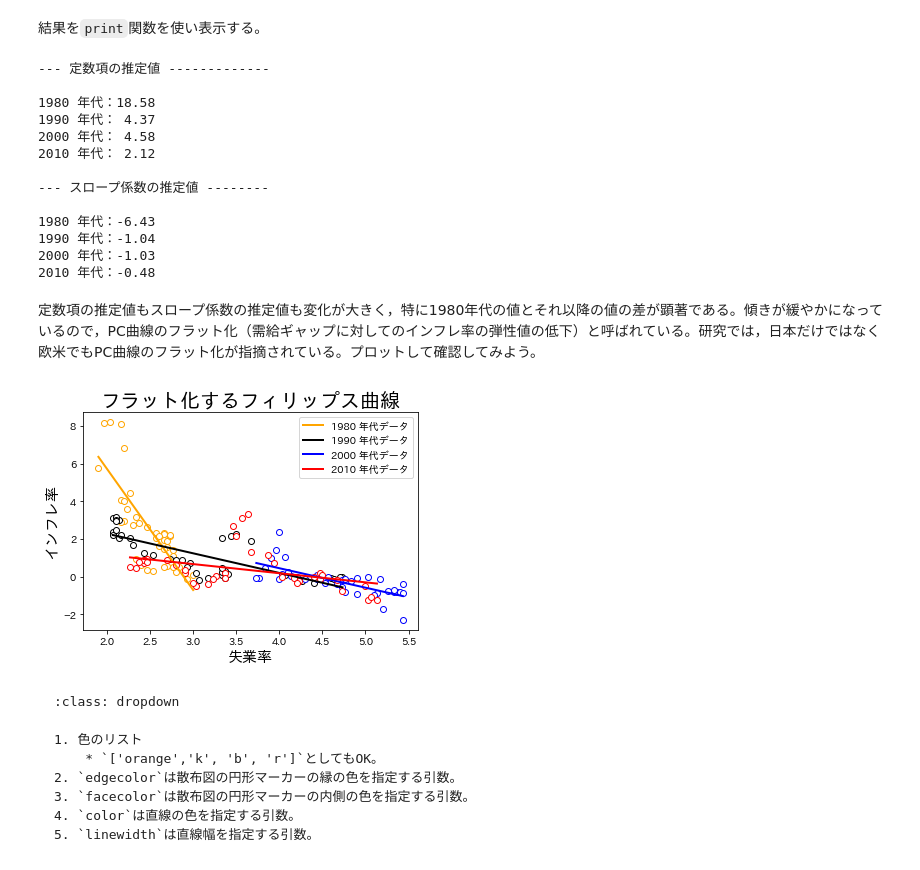
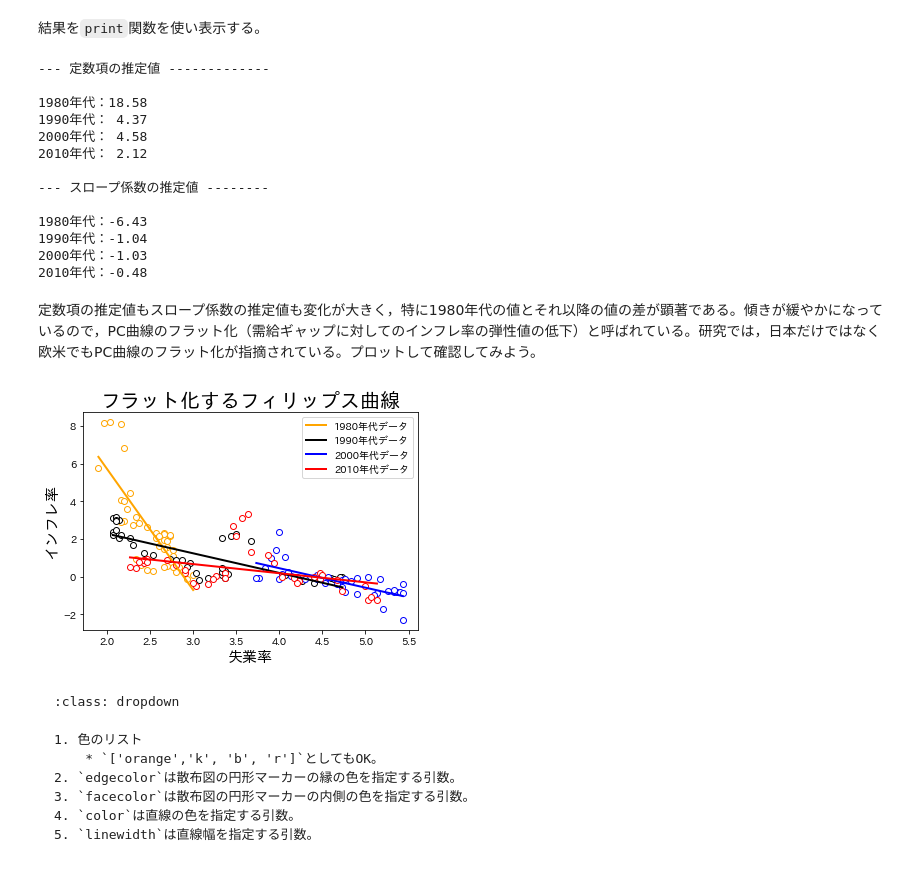
Before and after one commit to Py4Macro/py4macro.github.io, a Jupyter notebook: _build/jupyter_execute/11_Macro_Variables.ipynb, the cells around one changed output. Cells and saved outputs as stored; diff of their text form; code cells hidden in the pictures.

````diff
--- a/_build/jupyter_execute/11_Macro_Variables.ipynb
+++ b/_build/jupyter_execute/11_Macro_Variables.ipynb
@@ -288,0 +291,3 @@ pass
+# %%
+df['decade'] = df.index.year // 10 * 10
+df['decade']
@@ -291,17 +328,17 @@ pass
 # %%
-start_list = ['1980 3', '1990 3', '2000 3', '2010 3']  # 1
-end_list =   ['1989 12','1999 12','2009 12','2020 12']  # 2
+decade_list = list( range(1980, 2011, 10) )       #1
 
-a_list = []   # 3
-b_list = []   # 4
+a_list = []   #2
+b_list = []   #3
 
-for s, e in zip(start_list, end_list):                 # 5
-    res = sm.ols('inflation ~ unemployment_rate',
-                 data=df.loc[s:e,:]).fit()             # 6
+for d in decade_list:                             #4
+    cond = ( df['decade'] == d )                  #5
+    res = sm.ols('inflation ~ unemployment_rate', #6
+                 data=df.loc[cond,:]).fit()       #7
 
-    df[f'{s[:5]}年代データ'] = res.fittedvalues          # 7
-    a_list.append(res.params[0])                       # 8
-    b_list.append(res.params[1])                       # 9
+    df[f'{d}年代データ'] = res.fittedvalues          #8
+    a_list.append(res.params[0])                  #9
+    b_list.append(res.params[1])                  #10
 # %% [markdown]
 ```{admonition} コードの説明
 :class: dropdown
@@ -324,60 +361,60 @@ for s, e in zip(start_list, end_list):                 # 5
 # %%
 print('--- 定数項の推定値 -------------\n')
 
-for s, a in zip(start_list, a_list):
-    print(f'{s[:5]}年代：{a:>5.2f}')
+for d, a in zip(decade_list, a_list):
+    print(f'{d}年代：{a:>5.2f}')
 
 
 print('\n--- スロープ係数の推定値 --------\n')
 
-for s, b in zip(start_list, b_list):
-    print(f'{s[:5]}年代：{b:.2f}')
+for d, b in zip(decade_list, b_list):
+    print(f'{d}年代：{b:.2f}')
 # %% [output]
 --- 定数項の推定値 -------------
 
-1980 年代：18.58
-1990 年代： 4.37
-2000 年代： 4.58
-2010 年代： 2.12
+1980年代：18.58
+1990年代： 4.37
+2000年代： 4.58
+2010年代： 2.12
 
 --- スロープ係数の推定値 --------
 
-1980 年代：-6.43
-1990 年代：-1.04
-2000 年代：-1.03
-2010 年代：-0.48
+1980年代：-6.43
+1990年代：-1.04
+2000年代：-1.03
+2010年代：-0.48
 # %% [markdown]
 定数項の推定値もスロープ係数の推定値も変化が大きく，特に1980年代の値とそれ以降の値の差が顕著である。傾きが緩やかになっているので，PC曲線のフラット化（需給ギャップに対してのインフレ率の弾性値の低下）と呼ばれている。研究では，日本だけではなく欧米でもPC曲線のフラット化が指摘されている。プロットして確認してみよう。
 # %%
 color_list = ['orange','black', 'blue', 'red'] # 1
 
 fig, ax = plt.subplots()
 
-for s, e, c in zip(start_list,
-                   end_list,
-                   color_list):
+for d, c in zip(decade_list, color_list):
+
+    cond = ( df['decade'] == d )
 
     ax.scatter('unemployment_rate',
                'inflation',
-               data=df.loc[s:e,:],
+               data=df.loc[cond,:],
                edgecolor=c,                    # 2
                facecolor='white',              # 3
                label='')
 
     ax.plot('unemployment_rate',
-           f'{s[:5]}年代データ',
-            data=df.loc[s:e,:].sort_values(f'{s[:5]}年代データ'),
+           f'{d}年代データ',
+            data=df.loc[cond,:].sort_values(f'{d}年代データ'),
             color=c,                           # 4
             linewidth=2                        # 5
             )
 
 ax.set_title('フラット化するフィリップス曲線', size=20)
 ax.set_xlabel('失業率', fontsize=15)
 ax.set_ylabel('インフレ率', fontsize=15)
 ax.legend()
 pass
 # %% [output]
-[figure, old version]
+[figure, new version]
 # %% [markdown]
 ```{admonition} コードの説明
 :class: dropdown
````
Also changed, not shown: parts of 12 cells of this notebook, 20 other files.
